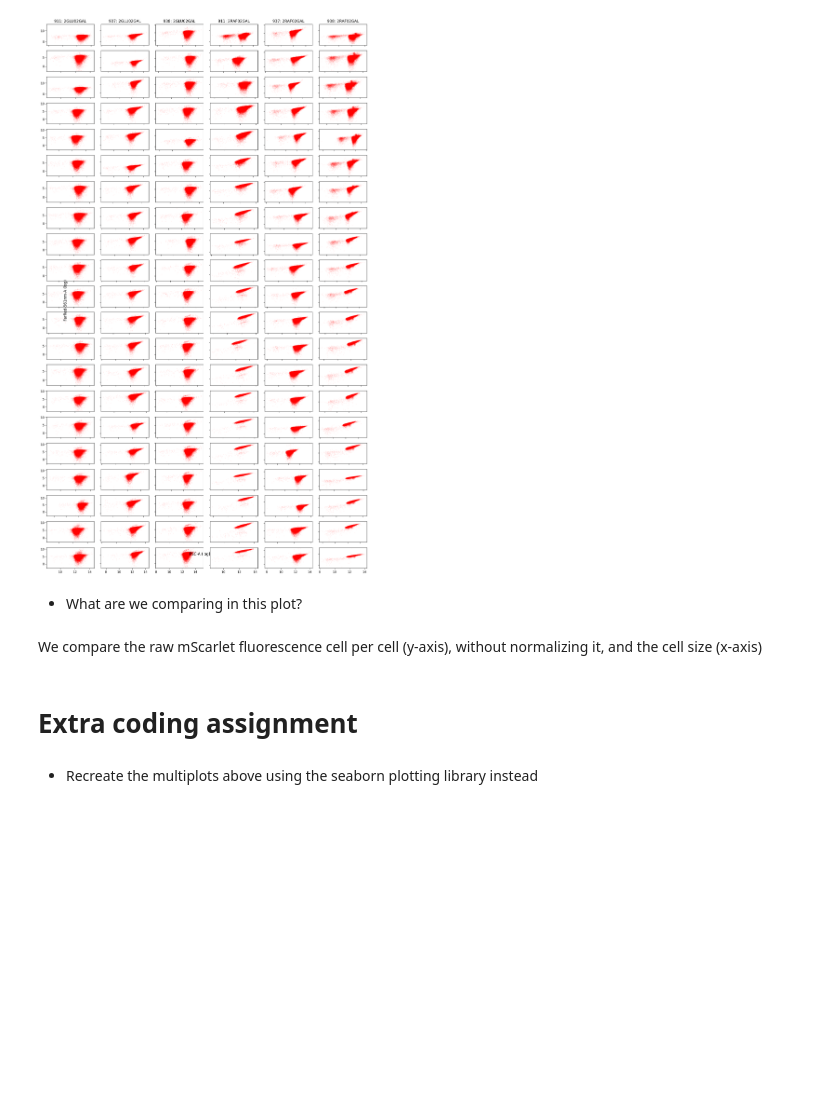
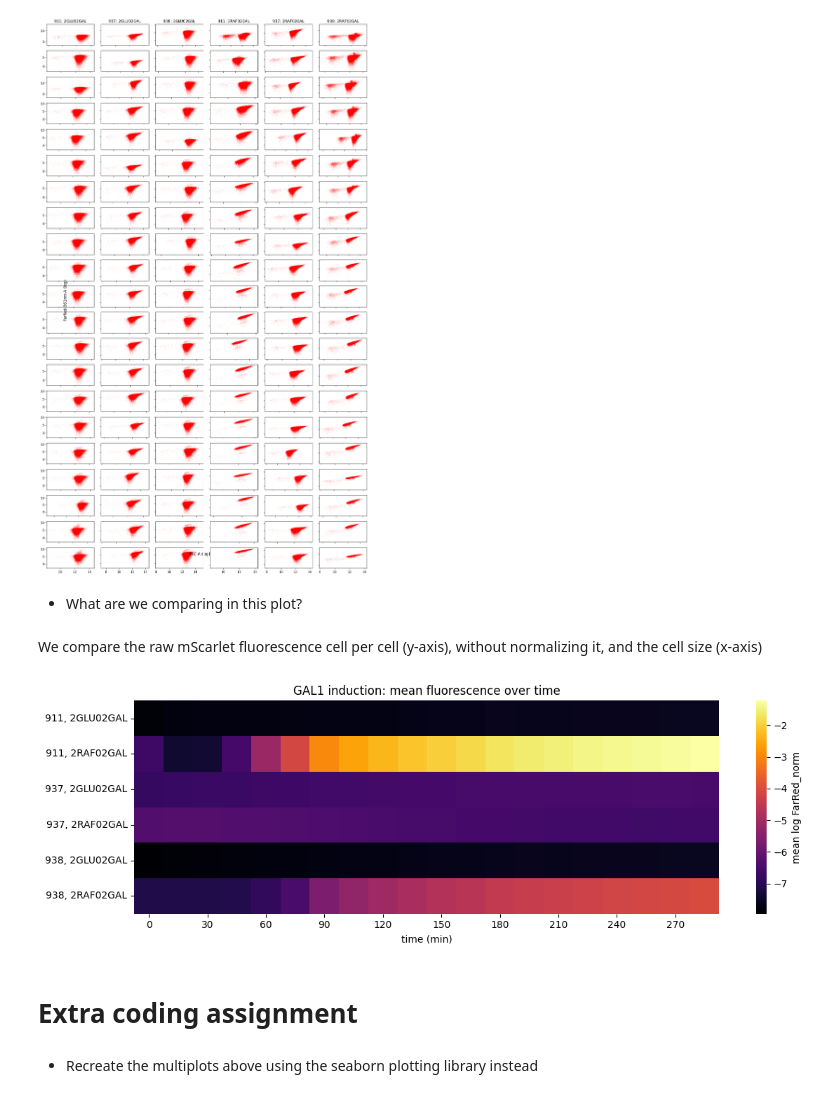
Before and after one commit to itsme-eni/quant_single_cell, a Jupyter notebook: 2_practical_Flow cytometry2025/01 Flow cytometry.ipynb, the cells around one changed output. Saved outputs shown, nothing was run; the diff lists cells and outputs as text; code cells hidden in the pictures; blank space fills up the shorter version.

Commit message:
Add extra heatmap and sigmoid plot to flow cytometry analysis notebook

```diff
--- a/2_practical_Flow cytometry2025/01 Flow cytometry.ipynb
+++ b/2_practical_Flow cytometry2025/01 Flow cytometry.ipynb
@@ -614,3 +614,31 @@ plt.savefig('multiplot_scatter_induction.png')
 - What are we comparing in this plot?
 # %% [markdown]
 We compare the raw mScarlet fluorescence cell per cell (y-axis), without normalizing it, and the cell size (x-axis)
+# %%
+# MEAN FLUORESCENCE HEATMAP
+
+import seaborn as sns
+
+# means tiene columnas: las 6 'cepa, condición' + 'time'
+heat = means.set_index('time').T   # filas = cepa/condición, columnas = tiempo
+
+fig, ax = plt.subplots(figsize=(12, 4))
+sns.heatmap(
+    heat,
+    cmap='inferno',
+    cbar_kws={'label': 'mean log FarRed_norm'},
+    ax=ax
+)
+ax.set_xlabel('time (min)')
+ax.set_ylabel('')
+ax.set_title('GAL1 induction: mean fluorescence over time')
+
+# etiquetas de tiempo más legibles (cada 2)
+xticks = range(0, len(heat.columns), 2)
+ax.set_xticks([t + 0.5 for t in xticks])
+ax.set_xticklabels([int(heat.columns[t]) for t in xticks], rotation=0)
+
+plt.tight_layout()
+#plt.savefig('heatmap_induction.png', dpi=150)
+# %% [output]
+[figure, added]
```
Also changed, not shown: parts of 1 cell of this notebook.
